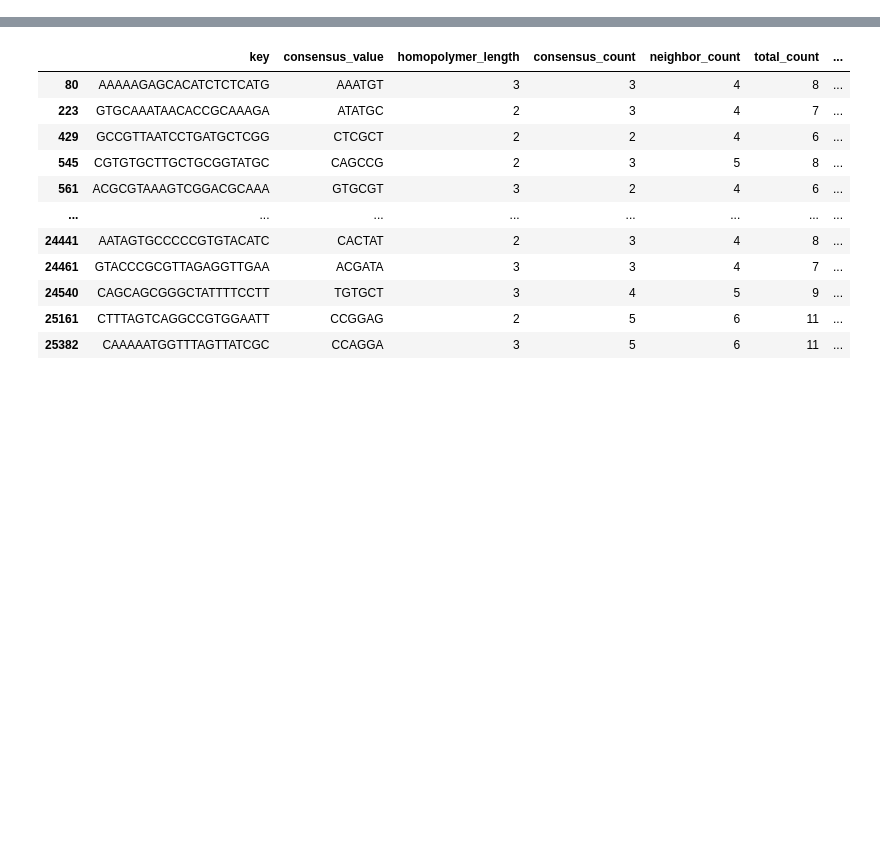
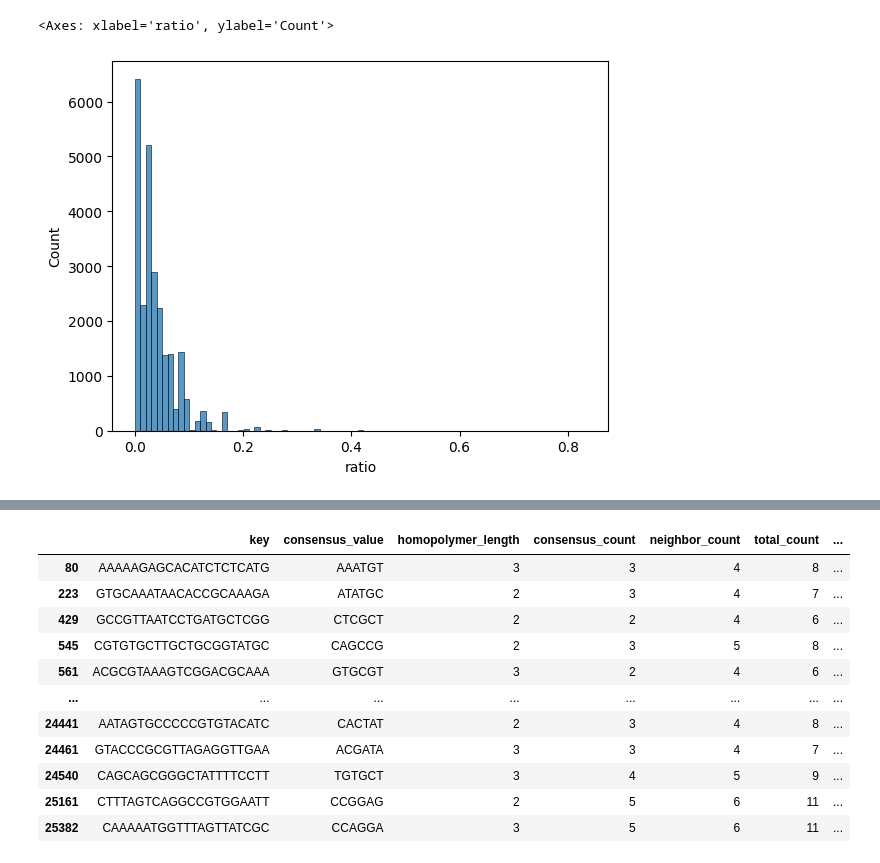
Before and after one commit to GZHoffie/skiver-test, a Jupyter notebook: test.ipynb, the cells around one changed output, grey strips where cells are left out. Saved outputs shown, nothing was run; the diff lists cells and outputs as text; code cells hidden in the pictures; blank space fills up the shorter version.

```diff
--- a/test.ipynb
+++ b/test.ipynb
@@ -21,4 +21,11 @@ df['non_substitution_neighbors'] = df['neighbor_count'] + df['consensus_count']
 df['non_insertion_neighbors'] = df['neighbor_count'] + df['consensus_count'] - df['INSERTION']
 df['non_deletion_neighbors'] = df['neighbor_count'] + df['consensus_count'] - df['DELETION']
 # %%
-df['ratio'] = df['neighbor_count'] / df['consensus_count']
+df['ratio'] = df['neighbor_count'] / df['consensus_count'] / 6
+# %%
+import seaborn as sns
+
+sns.histplot(df["ratio"], binwidth=0.01)
+# %% [output]
+<Axes: xlabel='ratio', ylabel='Count'>
+[figure, added]
```
Also changed, not shown: parts of 4 cells of this notebook, 2 other files.
